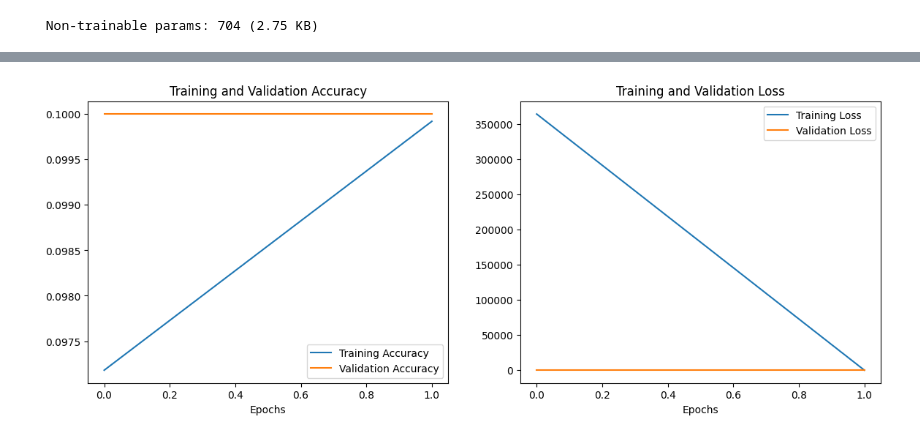
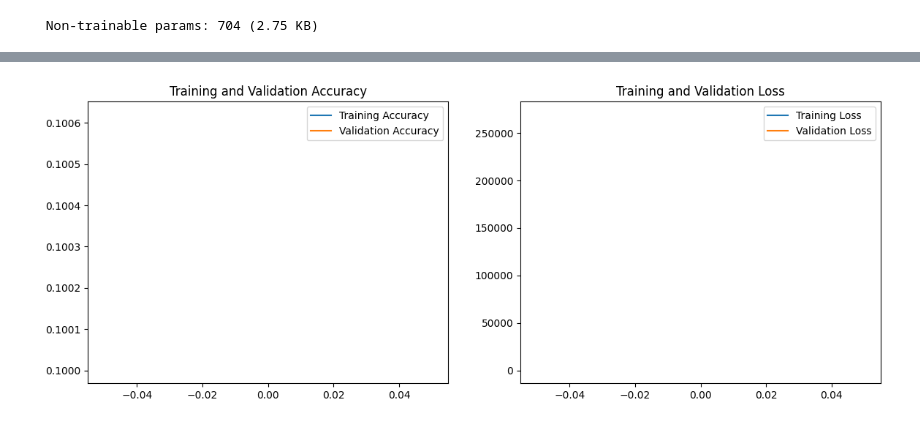
Before and after one commit to ErickXavier-dev/MCA, a Jupyter notebook: Sem 2/DL/act4/AlexNet.ipynb, the cells around one changed output, grey strips where cells are left out. Saved outputs shown, nothing was run; the diff lists cells and outputs as text; code cells hidden in the pictures.

```diff
--- a/Sem 2/DL/act4/AlexNet.ipynb
+++ b/Sem 2/DL/act4/AlexNet.ipynb
@@ -170,5 +117,5 @@ datagen = ImageDataGenerator(
 datagen.fit(x_train)
 # %%
 # Train the model
-history = alexnet.fit(datagen.flow(x_train, y_train, batch_size=512), epochs=2, validation_data=(x_test, y_test), verbose=1)
+history = alexnet.fit(datagen.flow(x_train, y_train, batch_size=512), epochs=1, validation_data=(x_test, y_test), verbose=1)
 # %% [output]
@@ -184,22 +128,19 @@ print('Test accuracy:', test_acc)
 Test accuracy: 0.10000000149011612
 # %%
 # plotting the training and validation accuracy
-import matplotlib.pyplot as plt
 plt.figure(figsize=(14, 5))
 plt.subplot(1, 2, 1)
 
 plt.plot(history.history['accuracy'], label='Training Accuracy')
 plt.plot(history.history['val_accuracy'], label='Validation Accuracy')
 plt.title('Training and Validation Accuracy')
-plt.xlabel('Epochs')
-plt.legend(loc = 'lower right')
+plt.legend()
 
 plt.subplot(1, 2, 2)
 plt.plot(history.history['loss'], label='Training Loss')
 plt.plot(history.history['val_loss'], label='Validation Loss')
 plt.title('Training and Validation Loss')
-plt.xlabel('Epochs')
-plt.legend(loc = 'upper right')
+plt.legend()
 plt.show()
 # %% [output]
-[figure, old version]
+[figure, new version]
```
Also changed, not shown: parts of 7 cells of this notebook, 7 other files.
